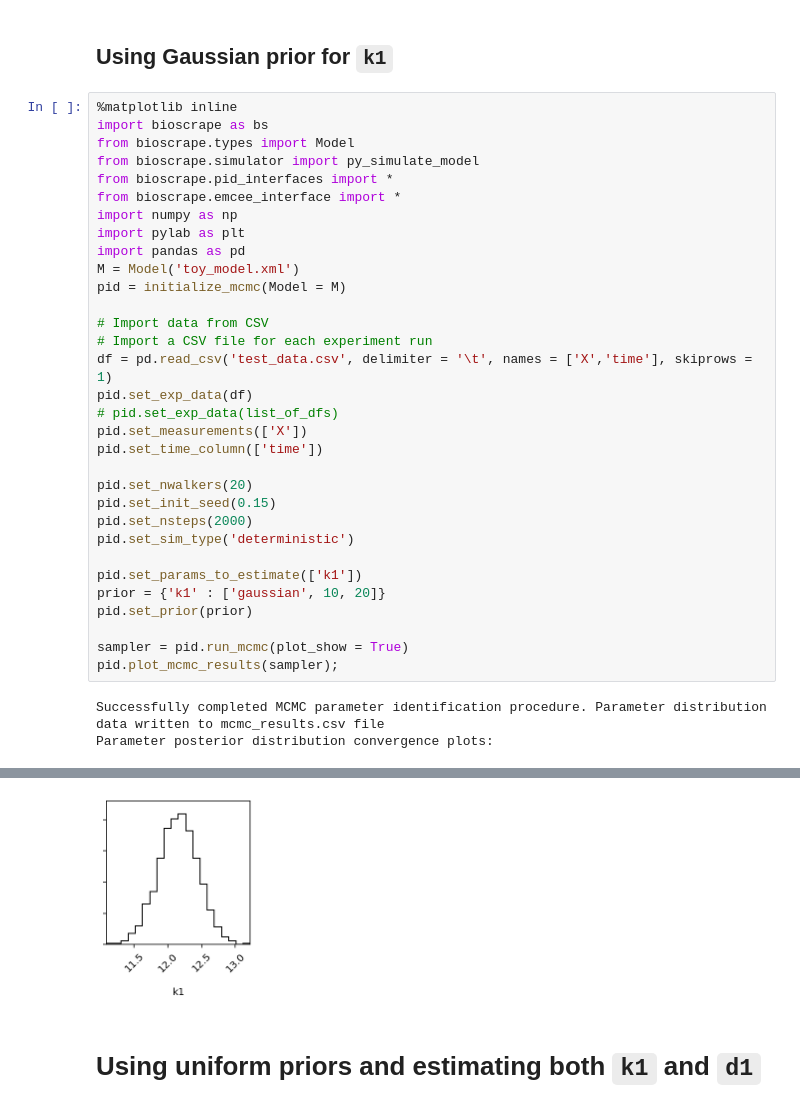
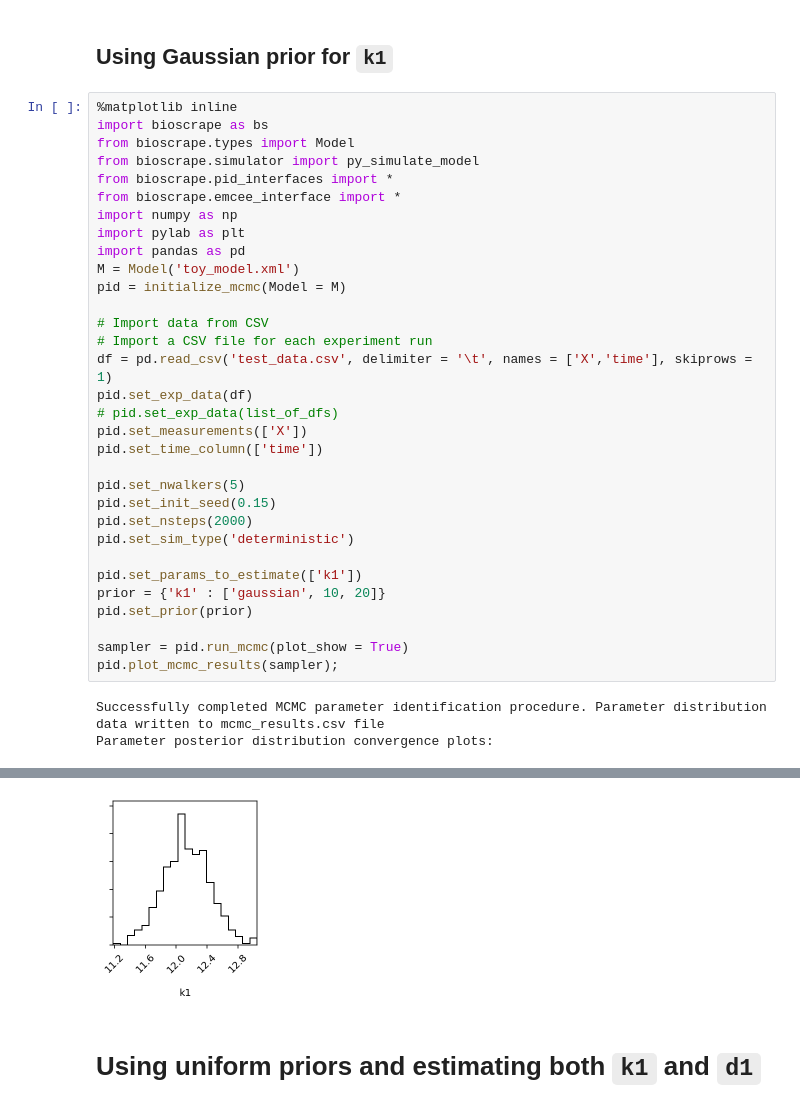
Before and after one commit to biocircuits/bioscrape, a Jupyter notebook: inference examples/Gaussian prior example.ipynb, the cells around one changed output, grey strips where cells are left out. Saved outputs shown, nothing was run; the diff lists cells and outputs as text.

```diff
--- a/inference examples/Gaussian prior example.ipynb
+++ b/inference examples/Gaussian prior example.ipynb
@@ -39,7 +39,7 @@ pid.set_exp_data(df)
 pid.set_measurements(['X'])
 pid.set_time_column(['time'])
 
-pid.set_nwalkers(20)
+pid.set_nwalkers(5)
 pid.set_init_seed(0.15)
 pid.set_nsteps(2000)
 pid.set_sim_type('deterministic')
@@ -57,4 +57,4 @@ Parameter posterior distribution convergence plots:
-[figure, old version]
+[figure, new version]
 # %% [markdown]
 # Using uniform priors and estimating both `k1` and `d1`
 # %%
```
Also changed, not shown: parts of 4 cells of this notebook, 11 other files.
